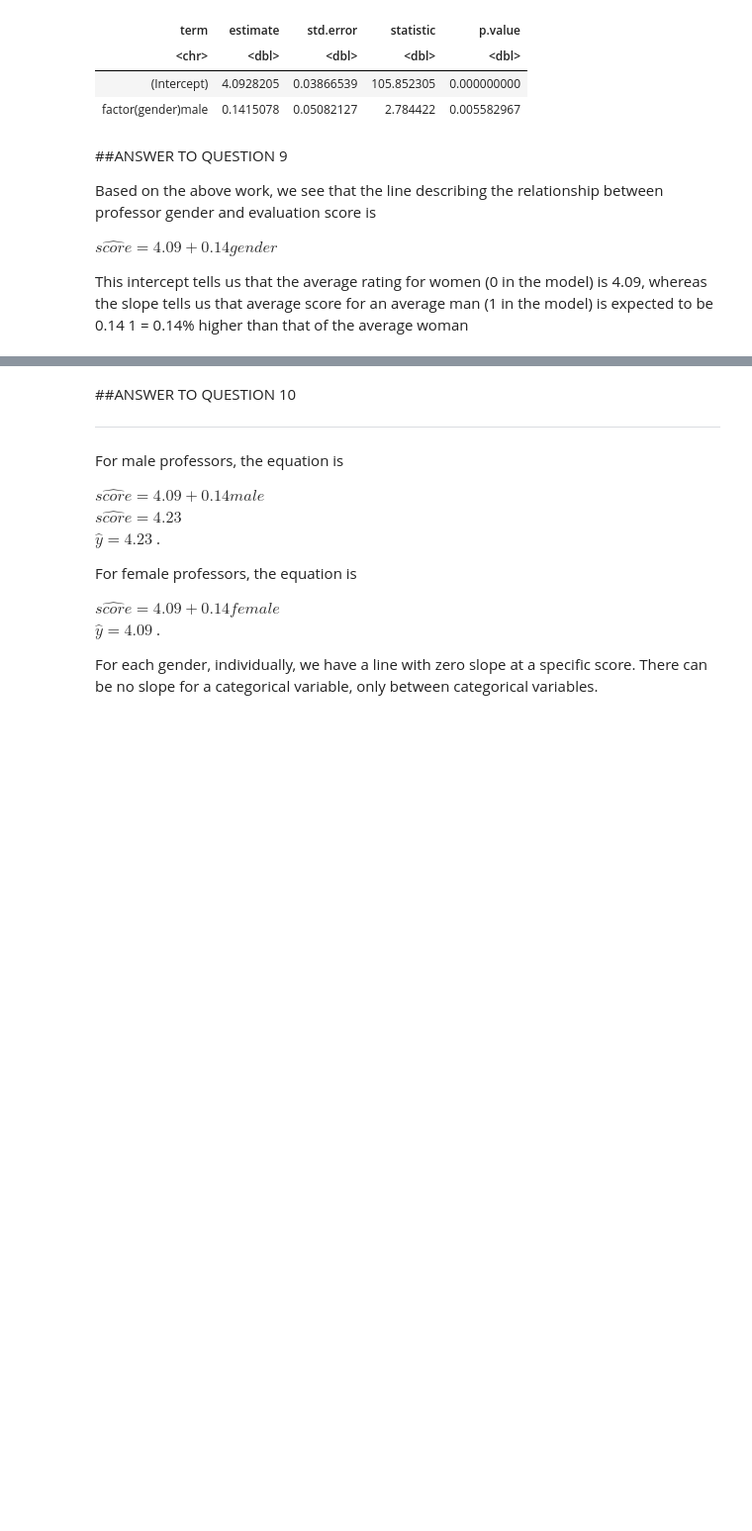
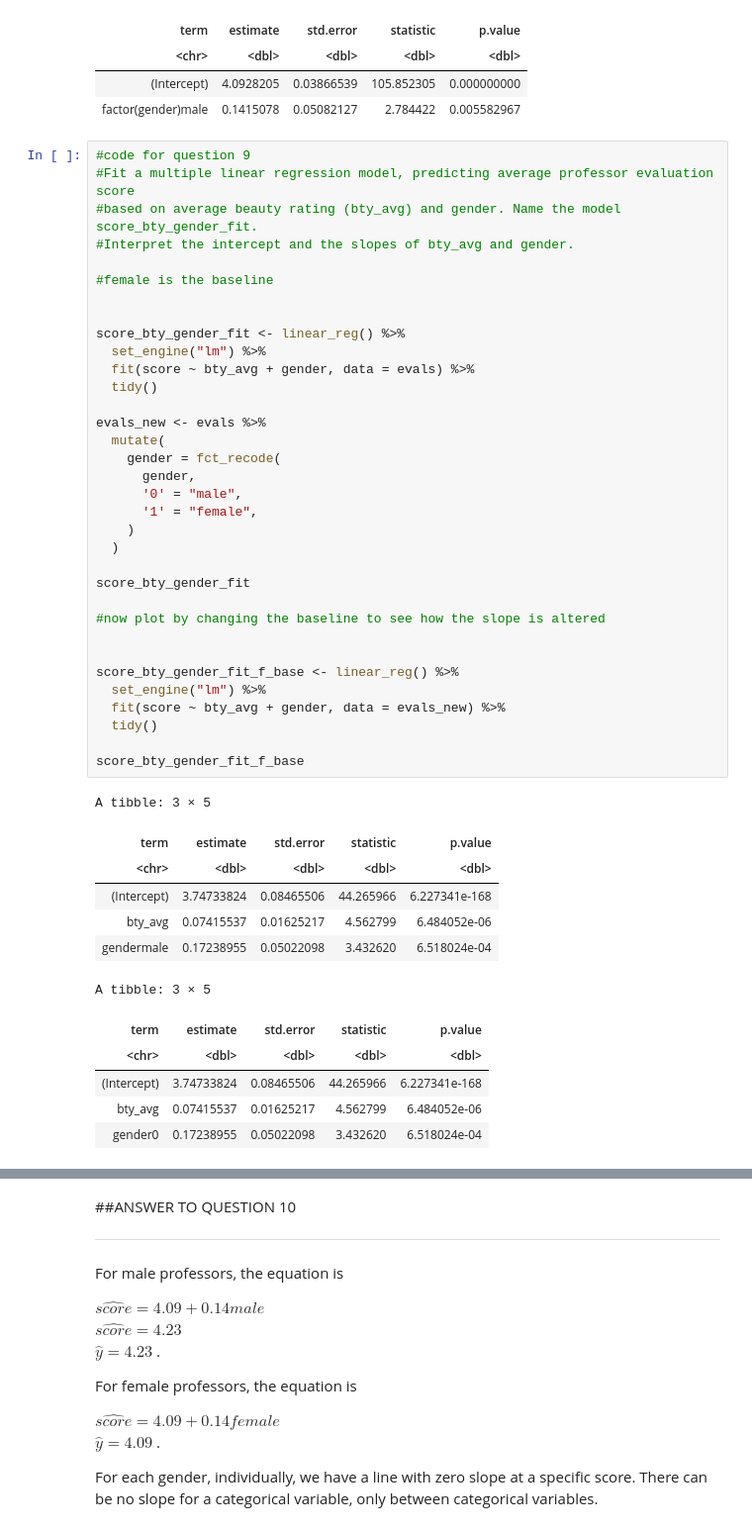
Before and after one commit to KyleSprague/DCS_210, a Jupyter notebook: DCS_210_Project5.ipynb, the cells around one changed output, grey strips where cells are left out. Shown at 99% size. Cells and saved outputs as stored; diff of their text form; blank space fills up the shorter version.

```diff
--- a/DCS_210_Project5.ipynb
+++ b/DCS_210_Project5.ipynb
@@ -223,11 +204,50 @@ A tibble: 2 × 5
 | <chr> | <dbl> | <dbl> | <dbl> | <dbl> |
 | (Intercept) | 4.0928205 | 0.03866539 | 105.852305 | 0.000000000 |
 | factor(gender)male | 0.1415078 | 0.05082127 | 2.784422 | 0.005582967 |
-# %% [markdown]
-##ANSWER TO QUESTION 9
-
-Based on the above work, we see that the line describing the relationship between professor gender and evaluation score is
-
-$\hat{score} =   4.09 + 0.14 gender$
-
-This intercept tells us that the average rating for women (0 in the model) is 4.09, whereas the slope tells us that average score for an average man (1 in the model) is expected to be 0.14 1 = 0.14% higher than that of the average woman
+# %%
+#code for question 9
+#Fit a multiple linear regression model, predicting average professor evaluation score
+#based on average beauty rating (bty_avg) and gender. Name the model score_bty_gender_fit.
+#Interpret the intercept and the slopes of bty_avg and gender.
+
+#female is the baseline
+
+
+score_bty_gender_fit <- linear_reg() %>%
+  set_engine("lm") %>%
+  fit(score ~ bty_avg + gender, data = evals) %>%
+  tidy()
+
+evals_new <- evals %>%
+  mutate(
+    gender = fct_recode(
+      gender,
+      '0' = "male",
+      '1' = "female",
+    )
+  )
+
+score_bty_gender_fit
+
+#now plot by changing the baseline to see how the slope is altered
+
+
+score_bty_gender_fit_f_base <- linear_reg() %>%
+  set_engine("lm") %>%
+  fit(score ~ bty_avg + gender, data = evals_new) %>%
+  tidy()
+
+score_bty_gender_fit_f_base
+# %% [output]
+A tibble: 3 × 5
+| term | estimate | std.error | statistic | p.value |
+| <chr> | <dbl> | <dbl> | <dbl> | <dbl> |
+| (Intercept) | 3.74733824 | 0.08465506 | 44.265966 | 6.227341e-168 |
+| bty_avg | 0.07415537 | 0.01625217 | 4.562799 | 6.484052e-06 |
+| gendermale | 0.17238955 | 0.05022098 | 3.432620 | 6.518024e-04 |
+A tibble: 3 × 5
+| term | estimate | std.error | statistic | p.value |
+| <chr> | <dbl> | <dbl> | <dbl> | <dbl> |
+| (Intercept) | 3.74733824 | 0.08465506 | 44.265966 | 6.227341e-168 |
+| bty_avg | 0.07415537 | 0.01625217 | 4.562799 | 6.484052e-06 |
+| gender0 | 0.17238955 | 0.05022098 | 3.432620 | 6.518024e-04 |
```
Also changed, not shown: parts of 8 cells of this notebook.
